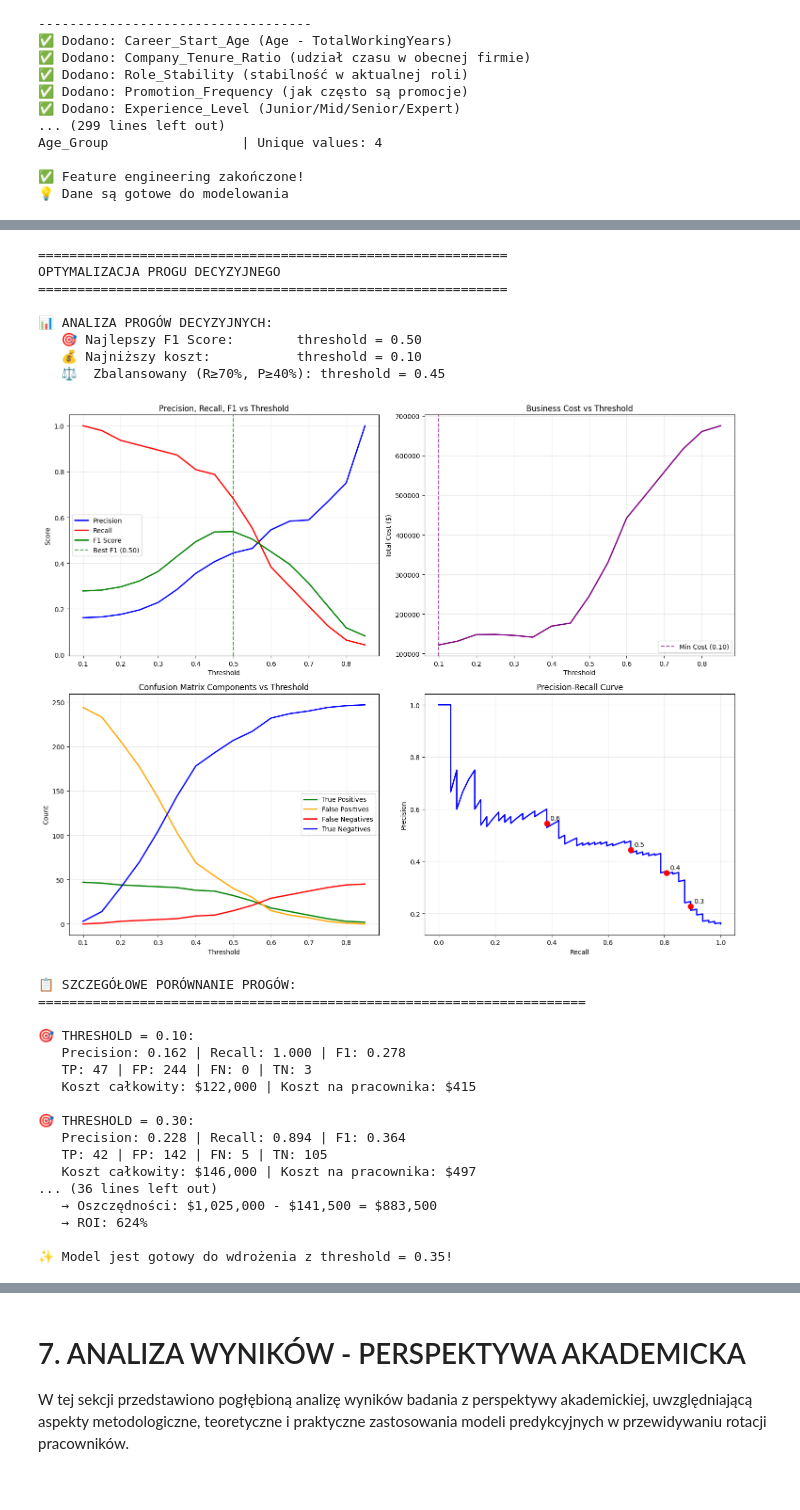
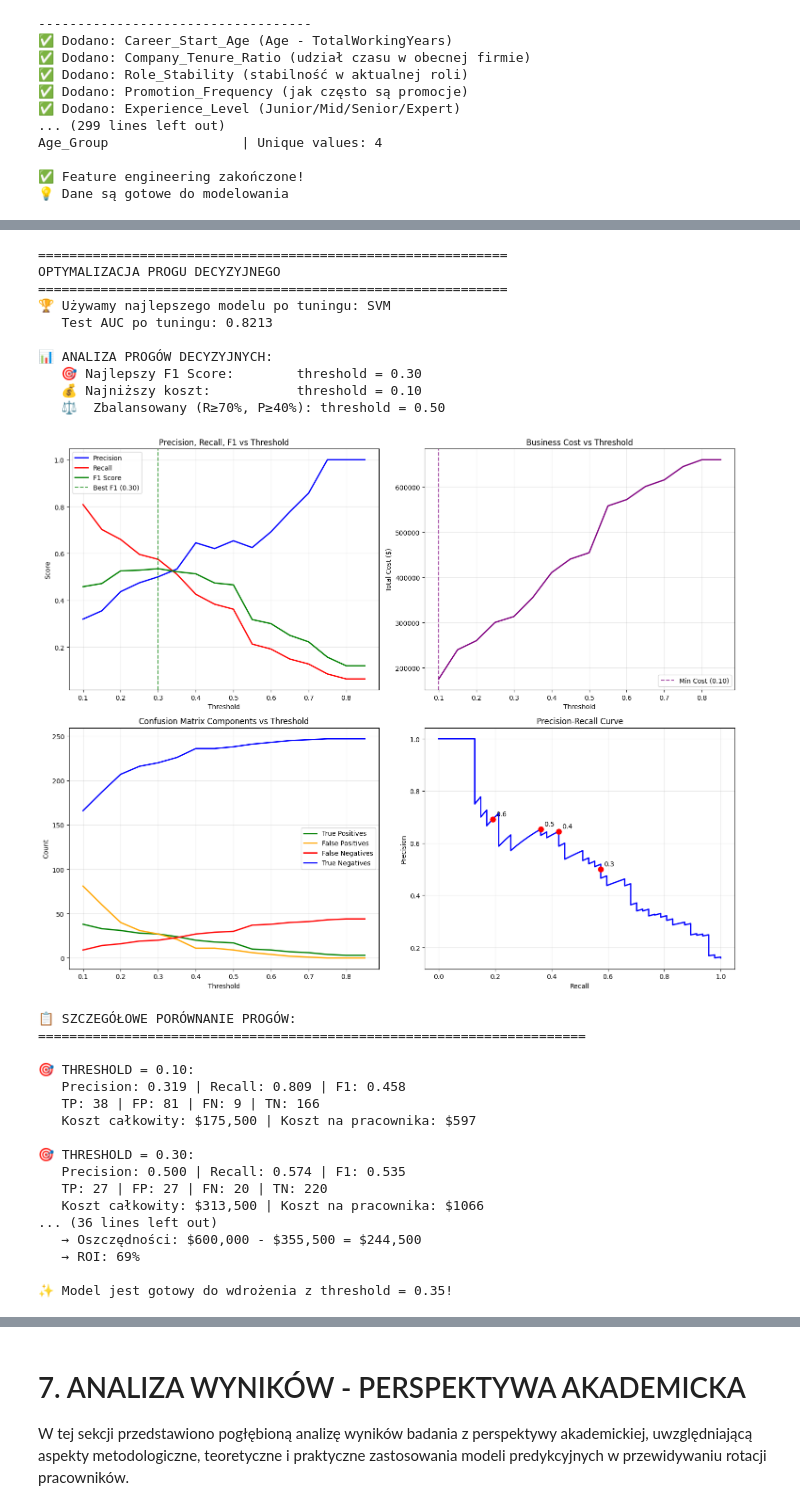
Before and after one commit to Silmaris77/PracaDyplomowa, a Jupyter notebook: PracaDyplomowa.ipynb, the cells around one changed output, grey strips where cells are left out. Cells and saved outputs as stored; diff of their text form; code cells hidden in the pictures.

```diff
--- a/PracaDyplomowa.ipynb
+++ b/PracaDyplomowa.ipynb
@@ -2086,0 +2553,24 @@ POGŁĘBIONA ANALIZA WYNIKÓW I INTERPRETACJA BIZNESOWA
+# %%
+# DIAGNOZA PROBLEMU Z NIEZGODNOŚCIĄ CECH
+print("=== DIAGNOZA PROBLEMU Z NIEZGODNOŚCIĄ LICZBY CECH ===")
+print(f"X_train_tree shape: {X_train_tree.shape}")
+print(f"X_test_tree shape: {X_test_tree.shape}")
+print(f"X_train_scaled shape: {X_train_scaled.shape}")
+print(f"X_test_scaled shape: {X_test_scaled.shape}")
+
+# Sprawdź które modele są w tuned_results
+if 'tuned_results' in locals():
+    print(f"\nModele w tuned_results: {list(tuned_results.keys())}")
+    for model_name, results in tuned_results.items():
+        model = results['model']
+        print(f"\n{model_name}:")
+        print(f"  Typ modelu: {type(model)}")
+        print(f"  Oczekiwana liczba cech: {getattr(model, 'n_features_in_', 'Nieznana')}")
+
+        # Sprawdź na jakich danych został wytrenowany
+        if hasattr(model, 'feature_names_in_'):
+            print(f"  Liczba cech w treningu: {len(model.feature_names_in_)}")
+        elif hasattr(model, 'n_features_'):
+            print(f"  Liczba cech w treningu: {model.n_features_}")
+else:
+    print("tuned_results nie istnieje jeszcze")
@@ -2095,8 +2920,18 @@ print("="*60)
 print("OPTYMALIZACJA PROGU DECYZYJNEGO")
 print("="*60)
 
-# Wybieramy najlepszy model
-best_model_name = 'Extra Trees'
+# Wybieramy najlepszy model po tuningu
+if tuned_results:
+    # Użyj najlepszego modelu po tuningu
+    best_tuned_model_name = tuning_df.iloc[0]['Model']
+    best_model_name = f"{best_tuned_model_name}_Tuned"
+    print(f"🏆 Używamy najlepszego modelu po tuningu: {best_tuned_model_name}")
+    print(f"   Test AUC po tuningu: {tuning_df.iloc[0]['Tuned_Test_AUC']:.4f}")
+else:
+    # Fallback do najlepszego modelu baseline
+    best_model_name = 'Extra Trees'
+    print(f"⚠️  Tuning nie został wykonany, używamy baseline: {best_model_name}")
+
 best_model_proba = model_results[best_model_name]['y_pred_proba']
 
 # Testujemy różne progi
@@ -2231,50 +3066,52 @@ print(f"   → Najniższy koszt błędów: ${best_cost_row['total_cost']:,.0f}")
 print(f"   → Recall: {best_cost_row['recall']*100:.1f}%, Precision: {best_cost_row['precision']*100:.1f}%")
 
 print(f"\n3. 🌟 REKOMENDACJA BIZNESOWA:")
 recommended_threshold = 0.35  # Kompromis między recall a precision
 rec_row = threshold_df[threshold_df['threshold'].round(2) == 0.35]
 if len(rec_row) > 0:
     rec_row = rec_row.iloc[0]
     print(f"   Threshold: 0.35 (kompromis między wykryciem a precyzją)")
     print(f"   → Wykrycie: {rec_row['recall']*100:.1f}% przypadków attrition")
     print(f"   → Precyzja: {rec_row['precision']*100:.1f}% alertów prawdziwych")
     print(f"   → Koszt: ${rec_row['total_cost']:,.0f} rocznie")
 
     # Szacunkowe oszczędności
     prevented_attrition = rec_row['tp']
     savings_per_prevented = 25000  # Koszt rekrutacji + treningu + produktywność
     total_savings = prevented_attrition * savings_per_prevented
     net_savings = total_savings - rec_row['total_cost']
 
     print(f"   → Zapobiegniemy {prevented_attrition:.0f} odejściom")
     print(f"   → Oszczędności: ${total_savings:,.0f} - ${rec_row['total_cost']:,.0f} = ${net_savings:,.0f}")
     print(f"   → ROI: {(net_savings / rec_row['total_cost'] * 100):.0f}%")
 
 print(f"\n✨ Model jest gotowy do wdrożenia z threshold = 0.35!")
 # %% [output]
 ============================================================
 OPTYMALIZACJA PROGU DECYZYJNEGO
 ============================================================
+🏆 Używamy najlepszego modelu po tuningu: SVM
+   Test AUC po tuningu: 0.8213
 
 📊 ANALIZA PROGÓW DECYZYJNYCH:
-   🎯 Najlepszy F1 Score:        threshold = 0.50
+   🎯 Najlepszy F1 Score:        threshold = 0.30
    💰 Najniższy koszt:           threshold = 0.10
-   ⚖️  Zbalansowany (R≥70%, P≥40%): threshold = 0.45
+   ⚖️  Zbalansowany (R≥70%, P≥40%): threshold = 0.50
-[figure, old version]
+[figure, new version]
 📋 SZCZEGÓŁOWE PORÓWNANIE PROGÓW:
 ======================================================================
 
 🎯 THRESHOLD = 0.10:
-   Precision: 0.162 | Recall: 1.000 | F1: 0.278
-   TP: 47 | FP: 244 | FN: 0 | TN: 3
-   Koszt całkowity: $122,000 | Koszt na pracownika: $415
+   Precision: 0.319 | Recall: 0.809 | F1: 0.458
+   TP: 38 | FP: 81 | FN: 9 | TN: 166
+   Koszt całkowity: $175,500 | Koszt na pracownika: $597
 
 🎯 THRESHOLD = 0.30:
-   Precision: 0.228 | Recall: 0.894 | F1: 0.364
-   TP: 42 | FP: 142 | FN: 5 | TN: 105
-   Koszt całkowity: $146,000 | Koszt na pracownika: $497
+   Precision: 0.500 | Recall: 0.574 | F1: 0.535
+   TP: 27 | FP: 27 | FN: 20 | TN: 220
+   Koszt całkowity: $313,500 | Koszt na pracownika: $1066
 ... (36 lines left out)
-   → Oszczędności: $1,025,000 - $141,500 = $883,500
-   → ROI: 624%
+   → Oszczędności: $600,000 - $355,500 = $244,500
+   → ROI: 69%
 
 ✨ Model jest gotowy do wdrożenia z threshold = 0.35!
```
Also changed, not shown: parts of 20 cells of this notebook, 5 other files.
